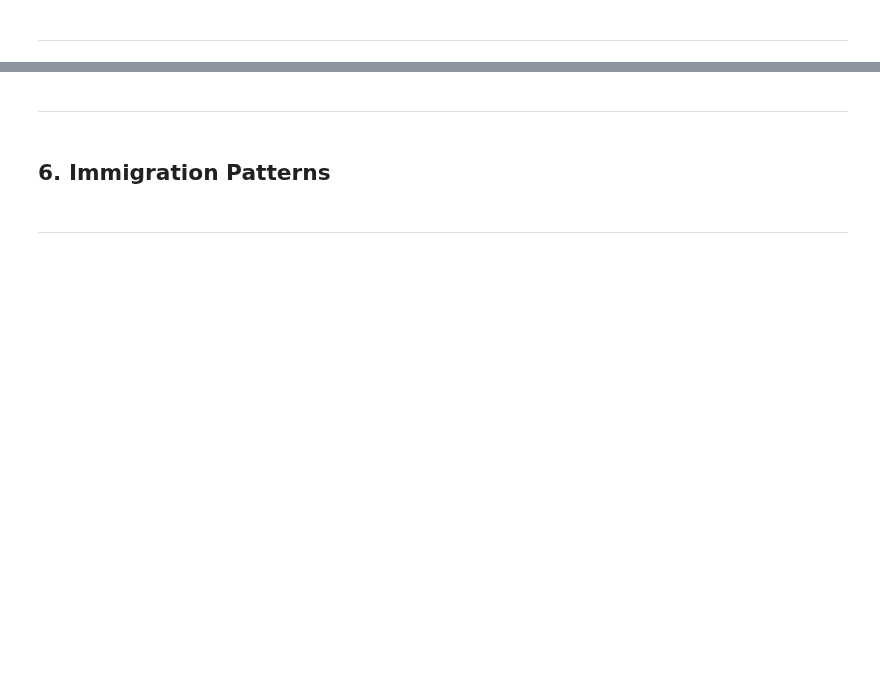
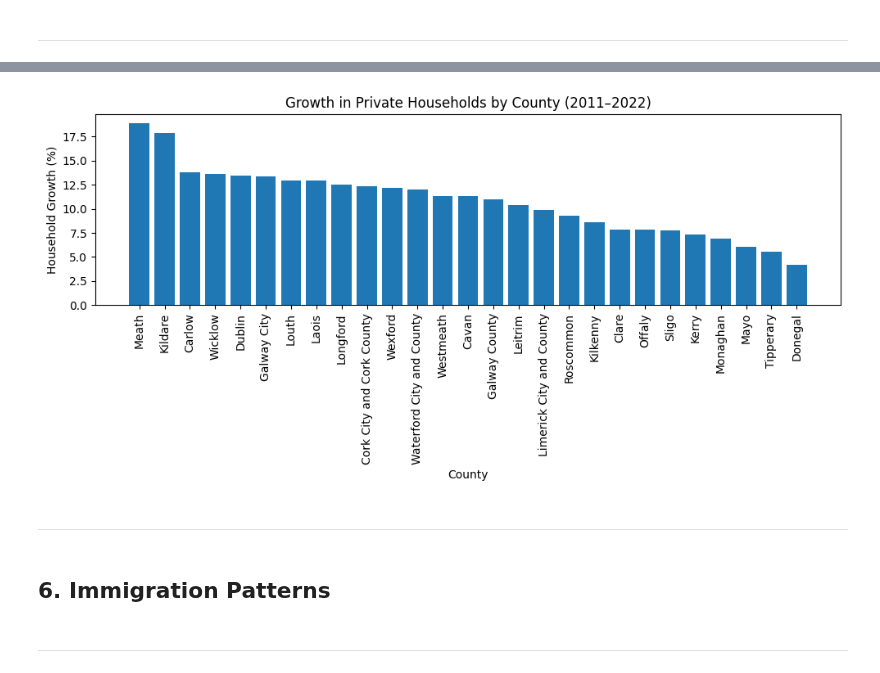
Before and after one commit to elainecazetta/programming-for-data-analytics, a Jupyter notebook: project/census_analysis.ipynb, the cells around one changed output, grey strips where cells are left out. Drawn from its saved outputs; the diff is of its cells as text; code cells hidden in the pictures; blank space fills up the shorter version.

```diff
--- a/project/census_analysis.ipynb
+++ b/project/census_analysis.ipynb
@@ -210,0 +381,17 @@ plt.show()
+# %%
+# Create a wide table: one row per county, one column per year
+housing_wide = housing_grouped.pivot_table(
+    index="County_Grouped",
+    columns="CensusYear",
+    values="Households",
+    aggfunc="sum"
+)
+
+# Calculate growth from 2011 to 2022
+housing_wide["Housing_Growth_%"] = ((housing_wide[2022] / housing_wide[2011]) - 1) * 100
+
+# Turn back into a normal dataframe for plotting
+housing_growth = housing_wide["Housing_Growth_%"].dropna().reset_index()
+housing_growth = housing_growth.sort_values("Housing_Growth_%", ascending=False)
+
+housing_growth.head()
@@ -211,3 +405,16 @@ plt.show()
+# %%
+import matplotlib.pyplot as plt
+
+plt.figure(figsize=(10, 5))
+plt.bar(housing_growth["County_Grouped"], housing_growth["Housing_Growth_%"])
+plt.xticks(rotation=90)
+plt.title("Growth in Private Households by County (2011–2022)")
+plt.xlabel("County")
+plt.ylabel("Household Growth (%)")
+plt.tight_layout()
+plt.show()
+# %% [output]
+[figure, added]
 # %% [markdown]
 ---
 # %% [markdown]
```
Also changed, not shown: parts of 16 cells of this notebook.
